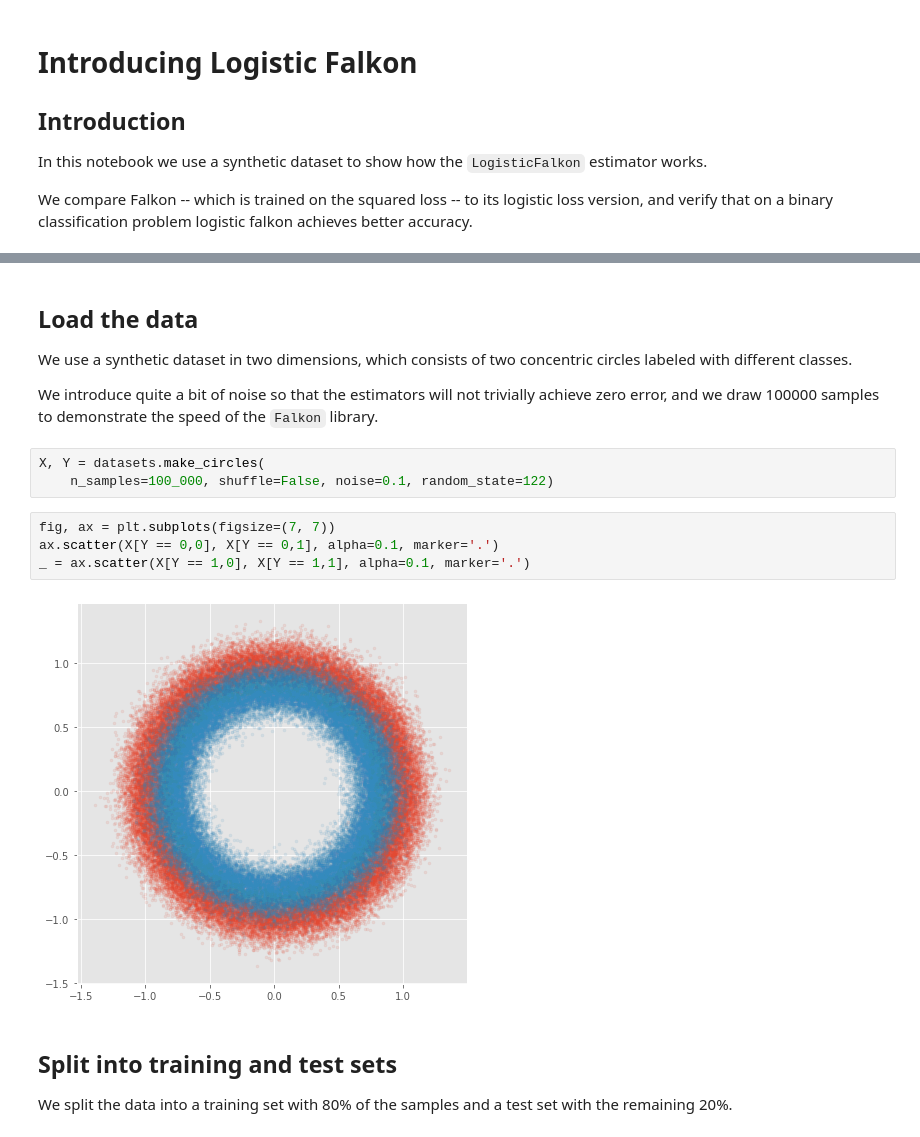
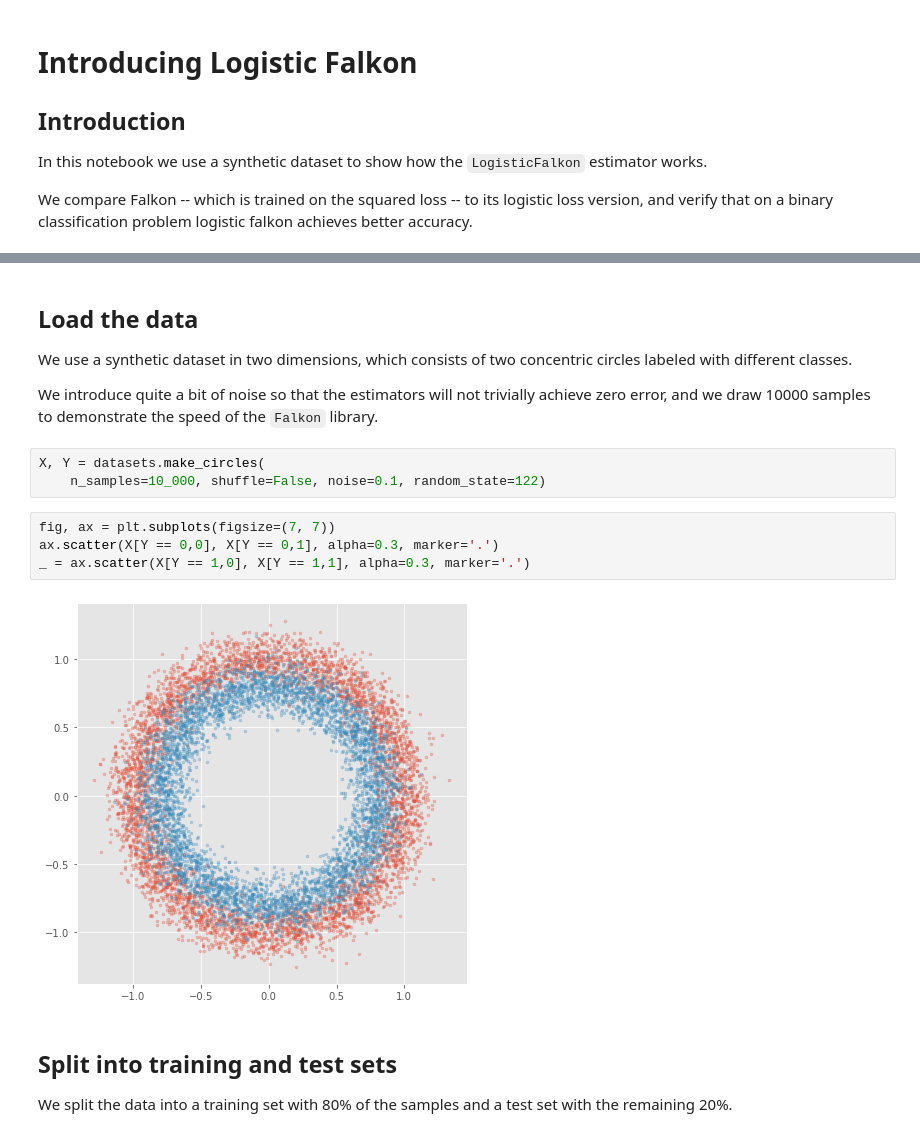
Before and after one commit to FalkonML/falkon, a Jupyter notebook: doc/examples/logistic_falkon.ipynb, the cells around one changed output, grey strips where cells are left out. Saved outputs shown, nothing was run; the diff lists cells and outputs as text.

```diff
--- a/doc/examples/logistic_falkon.ipynb
+++ b/doc/examples/logistic_falkon.ipynb
@@ -22,16 +21,16 @@ import falkon
 
 We use a synthetic dataset in two dimensions, which consists of two concentric circles labeled with different classes.
 
-We introduce quite a bit of noise so that the estimators will not trivially achieve zero error, and we draw 100000 samples to demonstrate the speed of the `Falkon` library.
+We introduce quite a bit of noise so that the estimators will not trivially achieve zero error, and we draw 10000 samples to demonstrate the speed of the `Falkon` library.
 # %%
 X, Y = datasets.make_circles(
-    n_samples=100_000, shuffle=False, noise=0.1, random_state=122)
+    n_samples=10_000, shuffle=False, noise=0.1, random_state=122)
 # %%
 fig, ax = plt.subplots(figsize=(7, 7))
-ax.scatter(X[Y == 0,0], X[Y == 0,1], alpha=0.1, marker='.')
-_ = ax.scatter(X[Y == 1,0], X[Y == 1,1], alpha=0.1, marker='.')
+ax.scatter(X[Y == 0,0], X[Y == 0,1], alpha=0.3, marker='.')
+_ = ax.scatter(X[Y == 1,0], X[Y == 1,1], alpha=0.3, marker='.')
 # %% [output]
-[figure, old version]
+[figure, new version]
 # %% [markdown]
 ## Split into training and test sets
 
```
Also changed, not shown: parts of 10 cells of this notebook, 33 other files.
